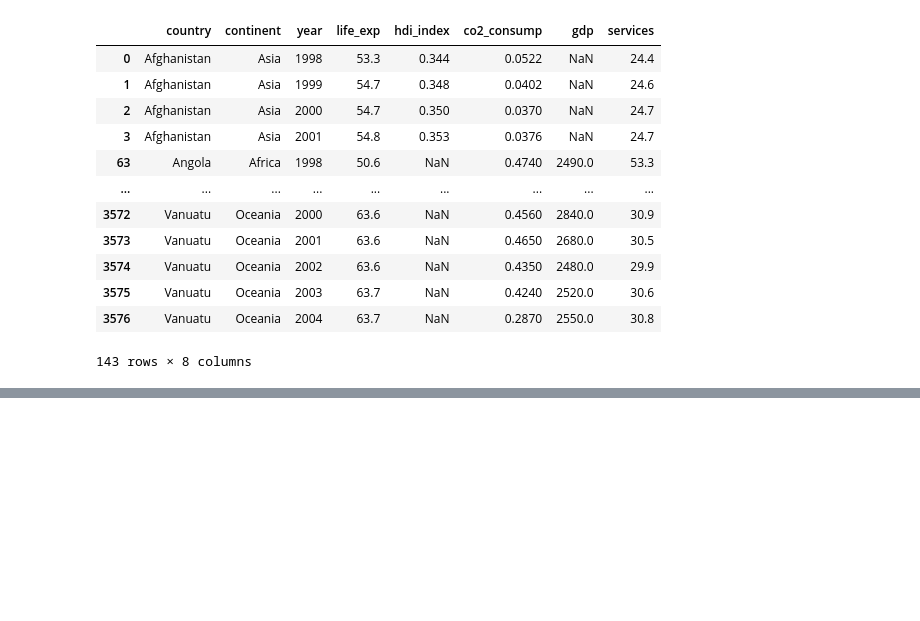
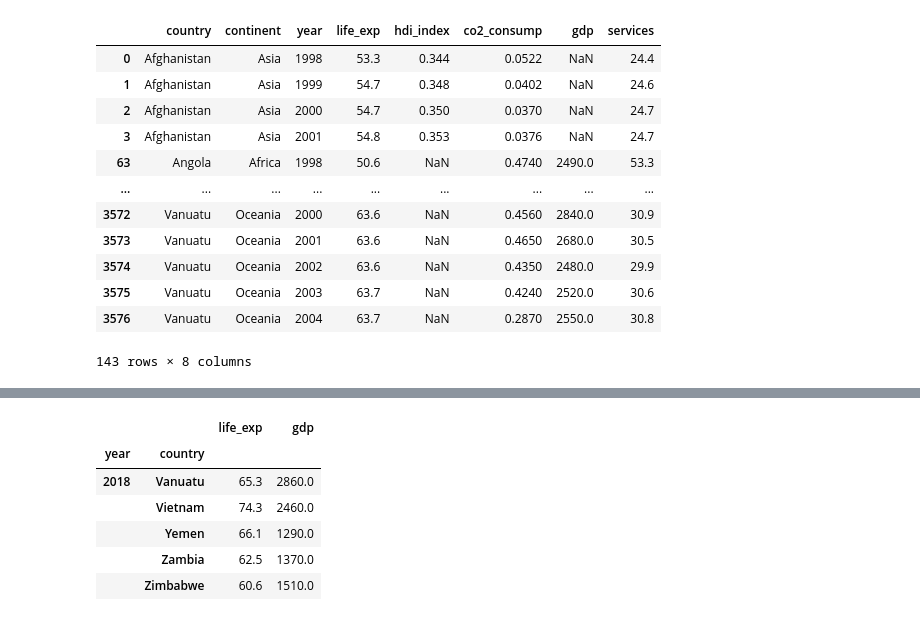
Before and after one commit to Hsrivastava19/Python-projects, a Jupyter notebook: World GDP Data Analysis/World GDP Data analysis.ipynb, the cells around one changed output, grey strips where cells are left out. Cells and saved outputs as stored; diff of their text form; code cells hidden in the pictures; blank space fills up the shorter version.

```diff
--- a/World GDP Data Analysis/World GDP Data analysis.ipynb
+++ b/World GDP Data Analysis/World GDP Data analysis.ipynb
@@ -199,0 +240,12 @@ Name: life_exp, Length: 175, dtype: float64
+# %%
+op=df.groupby(['year','country'])[['life_exp','gdp']].mean()
+# %%
+op.tail()
+# %% [output]
+|  |  | life_exp | gdp |
+| year | country |  |  |
+| 2018 | Vanuatu | 65.3 | 2860.0 |
+|  | Vietnam | 74.3 | 2460.0 |
+|  | Yemen | 66.1 | 1290.0 |
+|  | Zambia | 62.5 | 1370.0 |
+|  | Zimbabwe | 60.6 | 1510.0 |
```
Also changed, not shown: parts of 21 cells of this notebook.
